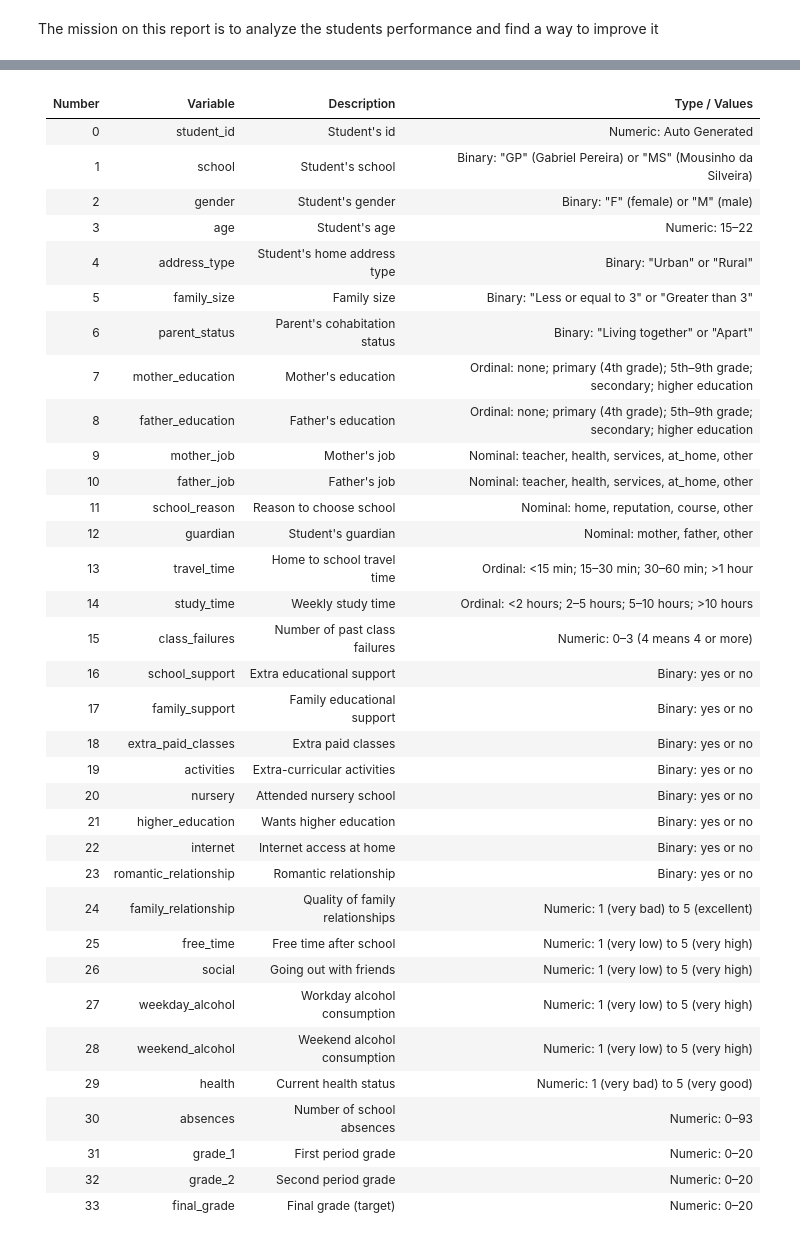
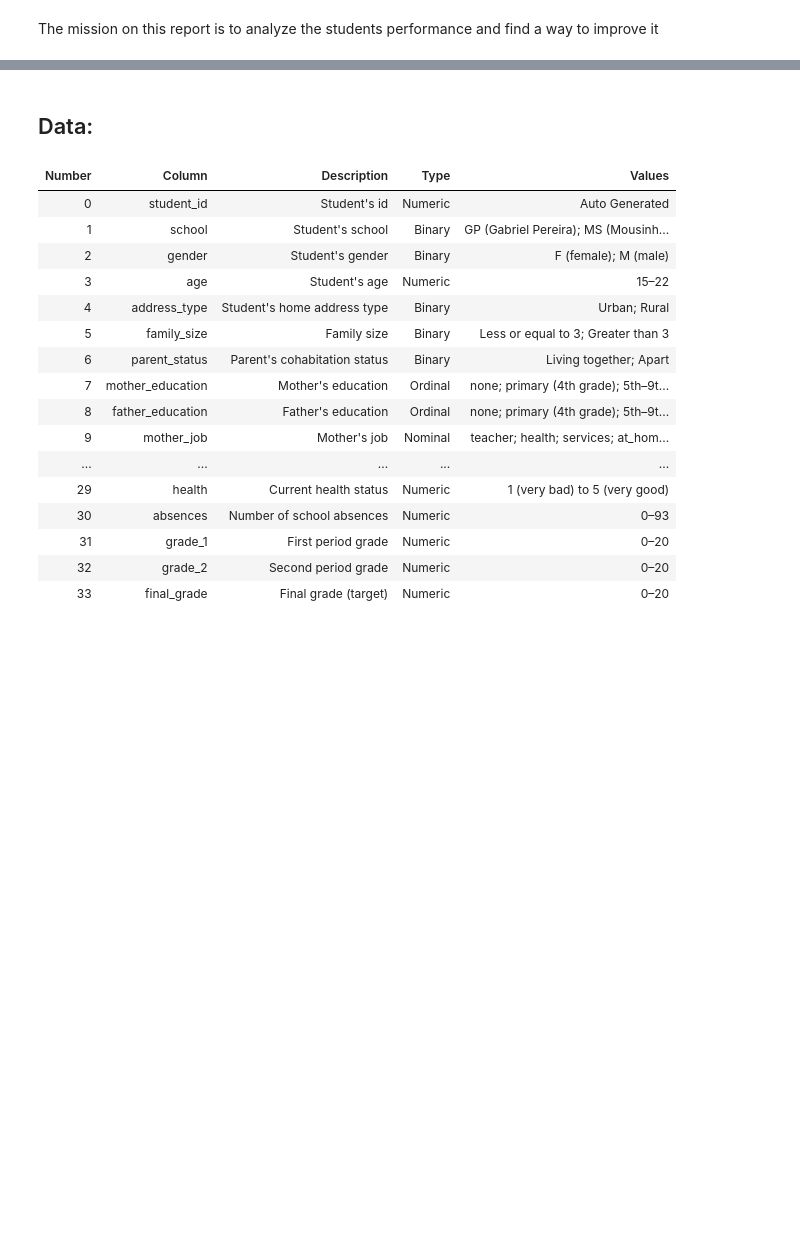
Before and after one commit to Kristiyan24/SoftUni-Students-Performance, a Jupyter notebook: report/analyze/analyze.ipynb, the cells around one changed output, grey strips where cells are left out. Cells and saved outputs as stored; diff of their text form; code cells hidden in the pictures; blank space fills up the shorter version.

Commit message:
Add info.csv where we have data info and update and add addons in  analyze.ipynb

```diff
--- a/report/analyze/analyze.ipynb
+++ b/report/analyze/analyze.ipynb
@@ -9,37 +8,0 @@ The mission on this report is to analyze the students performance and find a way
-# %% [markdown]
-| Number | Variable              | Description                     | Type / Values                                                                  |
-|--------|-----------------------|---------------------------------|--------------------------------------------------------------------------------|
-| 0      | student_id            | Student's id                    | Numeric: Auto Generated                                                        |
-| 1      | school                | Student's school                | Binary: "GP" (Gabriel Pereira) or "MS" (Mousinho da Silveira)                  |
-| 2      | gender                | Student's gender                | Binary: "F" (female) or "M" (male)                                             |
-| 3      | age                   | Student's age                   | Numeric: 15–22                                                                 |
-| 4      | address_type          | Student's home address type     | Binary: "Urban" or "Rural"                                                     |
-| 5      | family_size           | Family size                     | Binary: "Less or equal to 3" or "Greater than 3"                               |
-| 6      | parent_status         | Parent's cohabitation status    | Binary: "Living together" or "Apart"                                           |
-| 7      | mother_education      | Mother's education              | Ordinal: none; primary (4th grade); 5th–9th grade; secondary; higher education |
-| 8      | father_education      | Father's education              | Ordinal: none; primary (4th grade); 5th–9th grade; secondary; higher education |
-| 9      | mother_job            | Mother's job                    | Nominal: teacher, health, services, at_home, other                             |
-| 10     | father_job            | Father's job                    | Nominal: teacher, health, services, at_home, other                             |
-| 11     | school_reason         | Reason to choose school         | Nominal: home, reputation, course, other                                       |
-| 12     | guardian              | Student's guardian              | Nominal: mother, father, other                                                 |
-| 13     | travel_time           | Home to school travel time      | Ordinal: <15 min; 15–30 min; 30–60 min; >1 hour                                |
-| 14     | study_time            | Weekly study time               | Ordinal: <2 hours; 2–5 hours; 5–10 hours; >10 hours                            |
-| 15     | class_failures        | Number of past class failures   | Numeric: 0–3 (4 means 4 or more)                                               |
-| 16     | school_support        | Extra educational support       | Binary: yes or no                                                              |
-| 17     | family_support        | Family educational support      | Binary: yes or no                                                              |
-| 18     | extra_paid_classes    | Extra paid classes              | Binary: yes or no                                                              |
-| 19     | activities            | Extra-curricular activities     | Binary: yes or no                                                              |
-| 20     | nursery               | Attended nursery school         | Binary: yes or no                                                              |
-| 21     | higher_education      | Wants higher education          | Binary: yes or no                                                              |
-| 22     | internet              | Internet access at home         | Binary: yes or no                                                              |
-| 23     | romantic_relationship | Romantic relationship           | Binary: yes or no                                                              |
-| 24     | family_relationship   | Quality of family relationships | Numeric: 1 (very bad) to 5 (excellent)                                         |
-| 25     | free_time             | Free time after school          | Numeric: 1 (very low) to 5 (very high)                                         |
-| 26     | social                | Going out with friends          | Numeric: 1 (very low) to 5 (very high)                                         |
-| 27     | weekday_alcohol       | Workday alcohol consumption     | Numeric: 1 (very low) to 5 (very high)                                         |
-| 28     | weekend_alcohol       | Weekend alcohol consumption     | Numeric: 1 (very low) to 5 (very high)                                         |
-| 29     | health                | Current health status           | Numeric: 1 (very bad) to 5 (very good)                                         |
-| 30     | absences              | Number of school absences       | Numeric: 0–93                                                                  |
-| 31     | grade_1               | First period grade              | Numeric: 0–20                                                                  |
-| 32     | grade_2               | Second period grade             | Numeric: 0–20                                                                  |
-| 33     | final_grade           | Final grade (target)            | Numeric: 0–20                                                                  |
@@ -45,0 +69,24 @@ The mission on this report is to analyze the students performance and find a way
+# %% [markdown]
+## Data:
+# %%
+info_table = pd.read_csv("../../data/info.csv")
+# %%
+print_table(info_table)
+# %% [output]
+| Number | Column | Description | Type | Values |
+| 0 | student_id | Student's id | Numeric | Auto Generated |
+| 1 | school | Student's school | Binary | GP (Gabriel Pereira); MS (Mousinh... |
+| 2 | gender | Student's gender | Binary | F (female); M (male) |
+| 3 | age | Student's age | Numeric | 15–22 |
+| 4 | address_type | Student's home address type | Binary | Urban; Rural |
+| 5 | family_size | Family size | Binary | Less or equal to 3; Greater than 3 |
+| 6 | parent_status | Parent's cohabitation status | Binary | Living together; Apart |
+| 7 | mother_education | Mother's education | Ordinal | none; primary (4th grade); 5th–9t... |
+| 8 | father_education | Father's education | Ordinal | none; primary (4th grade); 5th–9t... |
+| 9 | mother_job | Mother's job | Nominal | teacher; health; services; at_hom... |
+| ... | ... | ... | ... | ... |
+| 29 | health | Current health status | Numeric | 1 (very bad) to 5 (very good) |
+| 30 | absences | Number of school absences | Numeric | 0–93 |
+| 31 | grade_1 | First period grade | Numeric | 0–20 |
+| 32 | grade_2 | Second period grade | Numeric | 0–20 |
+| 33 | final_grade | Final grade (target) | Numeric | 0–20 |
```
Also changed, not shown: parts of 25 cells of this notebook, 1 other file.
